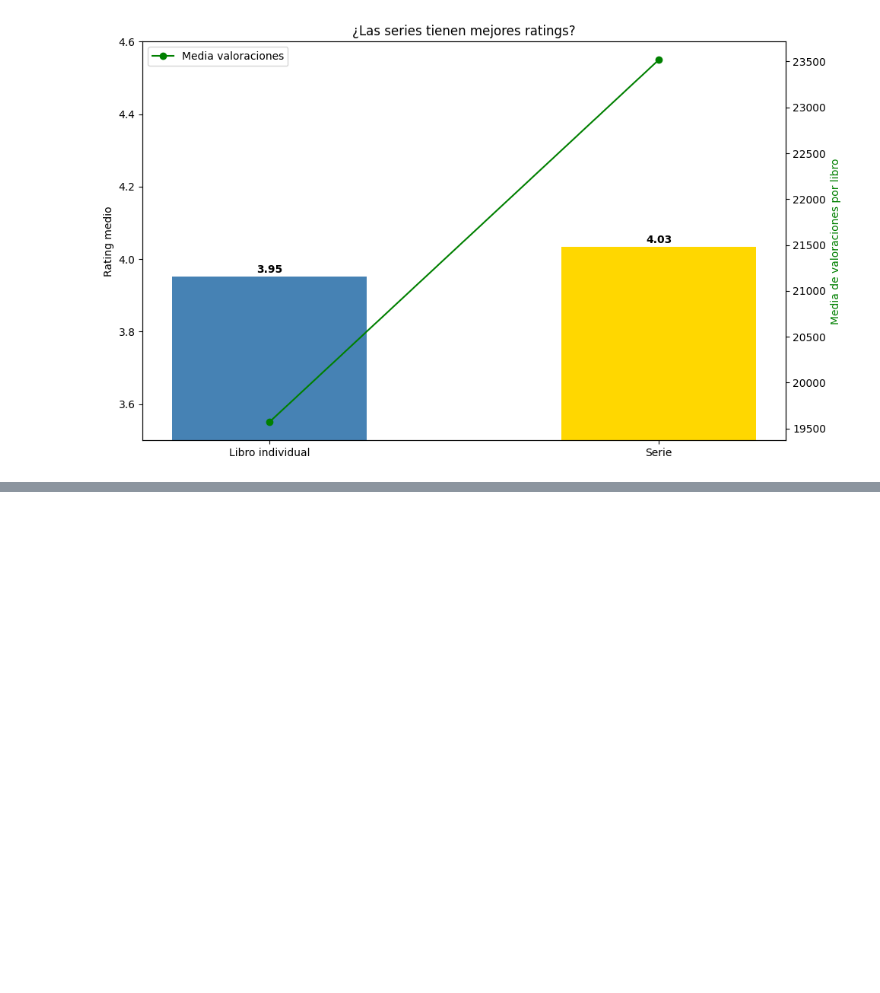
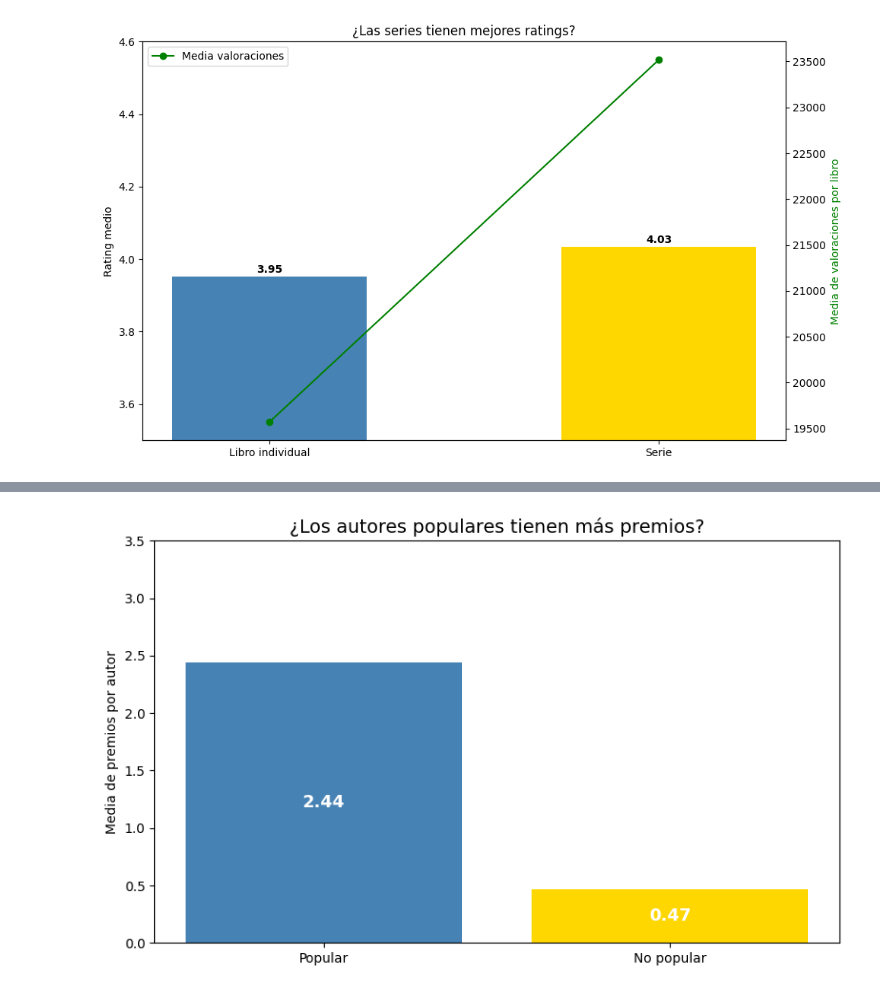
Before and after one commit to fgoiri/EDA-GoodReads-Books, a Jupyter notebook: Código/EDA_Books.ipynb, the cells around one changed output, grey strips where cells are left out. Drawn from its saved outputs; the diff is of its cells as text; code cells hidden in the pictures; blank space fills up the shorter version.

```diff
--- a/Código/EDA_Books.ipynb
+++ b/Código/EDA_Books.ipynb
@@ -782,0 +880,23 @@ plt.show()
+# %%
+fig, ax = plt.subplots(figsize=(8, 5))
+
+valores = [2.44, 0.47]
+etiquetas = ['Popular', 'No popular']
+colores = ['steelblue', 'gold']
+
+bars = ax.bar(etiquetas, valores, color=colores, width=0.8)
+
+for bar in bars:
+    height = bar.get_height()
+    ax.text(bar.get_x() + bar.get_width()/2, height/2,
+            f'{height:.2f}', ha='center', va='center',
+            fontweight='bold', fontsize=13, color='white')
+
+ax.set_title('¿Los autores populares tienen más premios?', fontsize=14)
+ax.set_ylabel('Media de premios por autor')
+ax.set_xlabel('')
+ax.set_ylim(0, 3.5)
+plt.tight_layout()
+plt.show()
+# %% [output]
+[figure, added]
```
Also changed, not shown: parts of 5 cells of this notebook, 3 other files.
